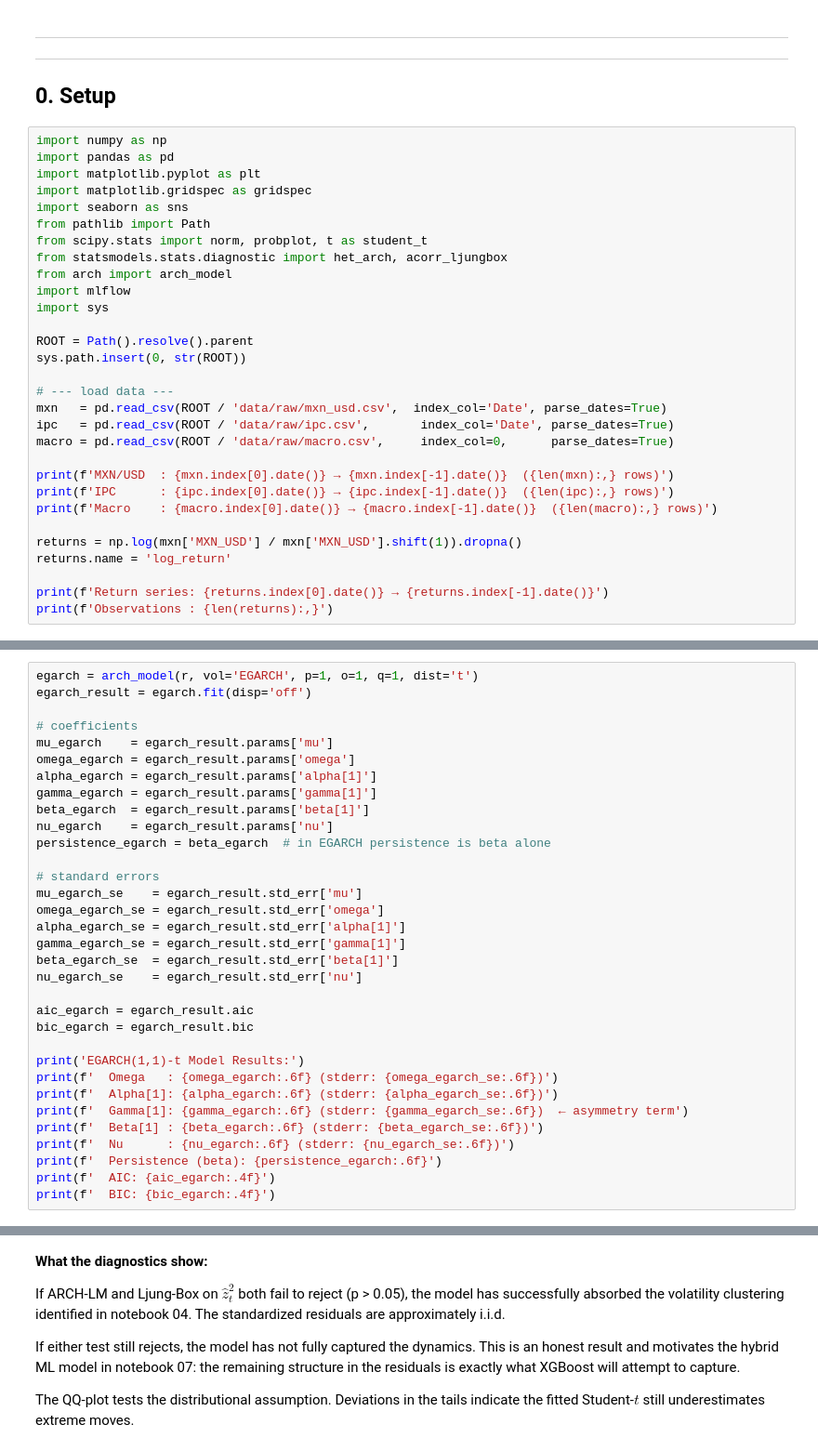
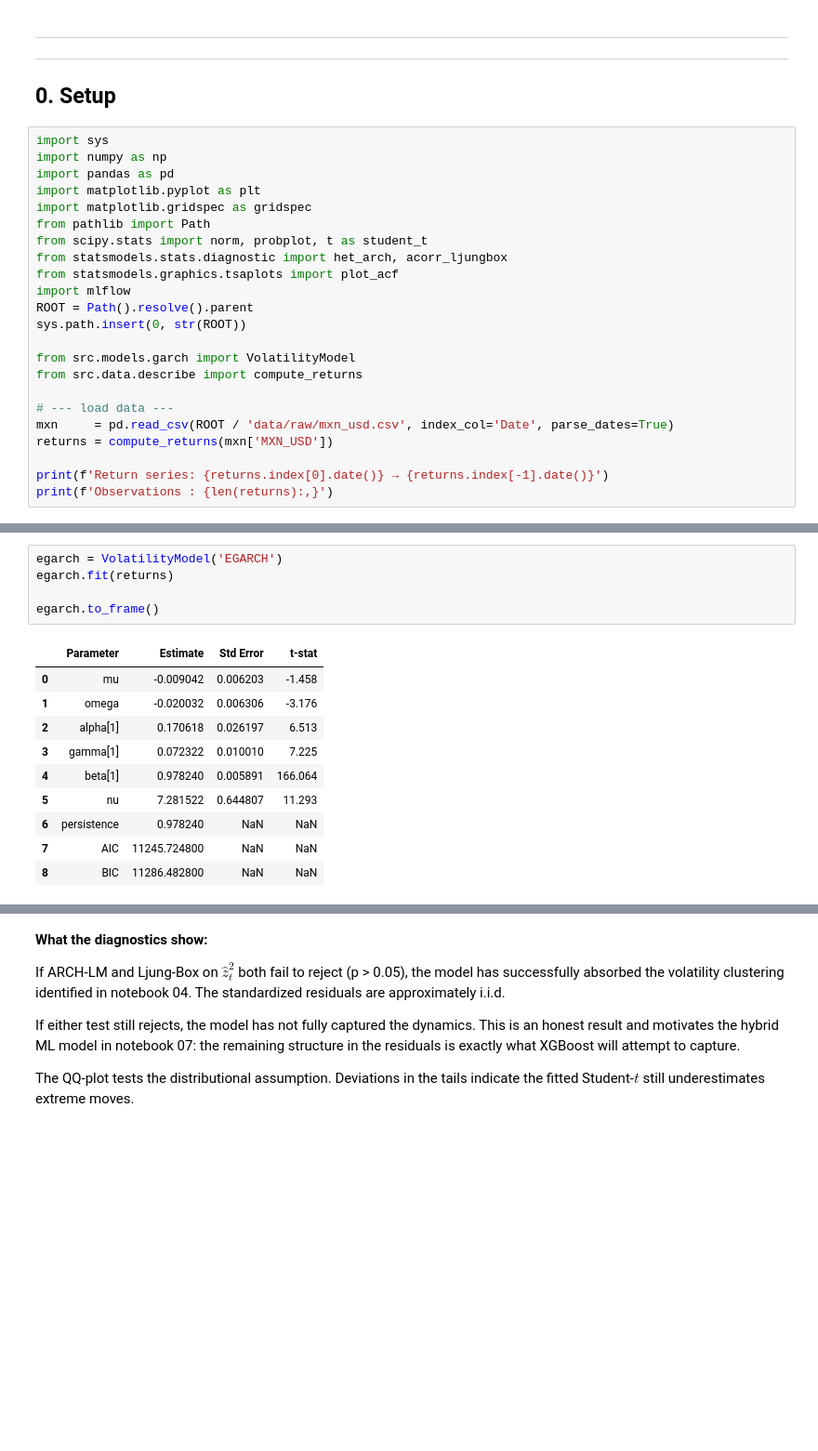
Before and after one commit to alex-rosas/regime-aware-volatility-forecasting, a Jupyter notebook: notebooks/05_garch_model.ipynb, the cells around one changed output, grey strips where cells are left out. Shown at 93% size. Saved outputs shown, nothing was run; the diff lists cells and outputs as text; blank space fills up the shorter version.

```diff
--- a/notebooks/05_garch_model.ipynb
+++ b/notebooks/05_garch_model.ipynb
@@ -20,32 +21,25 @@
 ---
 ## 0. Setup
 # %%
+import sys
 import numpy as np
 import pandas as pd
 import matplotlib.pyplot as plt
 import matplotlib.gridspec as gridspec
-import seaborn as sns
 from pathlib import Path
 from scipy.stats import norm, probplot, t as student_t
 from statsmodels.stats.diagnostic import het_arch, acorr_ljungbox
-from arch import arch_model
+from statsmodels.graphics.tsaplots import plot_acf
 import mlflow
-import sys
-
 ROOT = Path().resolve().parent
 sys.path.insert(0, str(ROOT))
 
+from src.models.garch import VolatilityModel
+from src.data.describe import compute_returns
+
 # --- load data ---
-mxn   = pd.read_csv(ROOT / 'data/raw/mxn_usd.csv',  index_col='Date', parse_dates=True)
-ipc   = pd.read_csv(ROOT / 'data/raw/ipc.csv',       index_col='Date', parse_dates=True)
-macro = pd.read_csv(ROOT / 'data/raw/macro.csv',     index_col=0,      parse_dates=True)
-
-print(f'MXN/USD  : {mxn.index[0].date()} → {mxn.index[-1].date()}  ({len(mxn):,} rows)')
-print(f'IPC      : {ipc.index[0].date()} → {ipc.index[-1].date()}  ({len(ipc):,} rows)')
-print(f'Macro    : {macro.index[0].date()} → {macro.index[-1].date()}  ({len(macro):,} rows)')
-
-returns = np.log(mxn['MXN_USD'] / mxn['MXN_USD'].shift(1)).dropna()
-returns.name = 'log_return'
+mxn     = pd.read_csv(ROOT / 'data/raw/mxn_usd.csv', index_col='Date', parse_dates=True)
+returns = compute_returns(mxn['MXN_USD'])
 
 print(f'Return series: {returns.index[0].date()} → {returns.index[-1].date()}')
 print(f'Observations : {len(returns):,}')
@@ -184,39 +225,22 @@ difference from GARCH is the $\gamma_k z_{t-k}$ term:
 - **Non-negativity by construction:** Because EGARCH models $\log(\sigma_t^2)$,
   the conditional variance is always positive without imposing parameter
   constraints ($\omega > 0$, $\alpha \geq 0$, $\beta \geq 0$ in standard GARCH).
-# %%
-egarch = arch_model(r, vol='EGARCH', p=1, o=1, q=1, dist='t')
-egarch_result = egarch.fit(disp='off')
-
-# coefficients
-mu_egarch    = egarch_result.params['mu']
-omega_egarch = egarch_result.params['omega']
-alpha_egarch = egarch_result.params['alpha[1]']
-gamma_egarch = egarch_result.params['gamma[1]']
-beta_egarch  = egarch_result.params['beta[1]']
-nu_egarch    = egarch_result.params['nu']
-persistence_egarch = beta_egarch  # in EGARCH persistence is beta alone
-
-# standard errors
-mu_egarch_se    = egarch_result.std_err['mu']
-omega_egarch_se = egarch_result.std_err['omega']
-alpha_egarch_se = egarch_result.std_err['alpha[1]']
-gamma_egarch_se = egarch_result.std_err['gamma[1]']
-beta_egarch_se  = egarch_result.std_err['beta[1]']
-nu_egarch_se    = egarch_result.std_err['nu']
-
-aic_egarch = egarch_result.aic
-bic_egarch = egarch_result.bic
-
-print('EGARCH(1,1)-t Model Results:')
-print(f'  Omega   : {omega_egarch:.6f} (stderr: {omega_egarch_se:.6f})')
-print(f'  Alpha[1]: {alpha_egarch:.6f} (stderr: {alpha_egarch_se:.6f})')
-print(f'  Gamma[1]: {gamma_egarch:.6f} (stderr: {gamma_egarch_se:.6f})  ← asymmetry term')
-print(f'  Beta[1] : {beta_egarch:.6f} (stderr: {beta_egarch_se:.6f})')
-print(f'  Nu      : {nu_egarch:.6f} (stderr: {nu_egarch_se:.6f})')
-print(f'  Persistence (beta): {persistence_egarch:.6f}')
-print(f'  AIC: {aic_egarch:.4f}')
-print(f'  BIC: {bic_egarch:.4f}')
+# %%
+egarch = VolatilityModel('EGARCH')
+egarch.fit(returns)
+
+egarch.to_frame()
+# %% [output]
+|  | Parameter | Estimate | Std Error | t-stat |
+| 0 | mu | -0.009042 | 0.006203 | -1.458 |
+| 1 | omega | -0.020032 | 0.006306 | -3.176 |
+| 2 | alpha[1] | 0.170618 | 0.026197 | 6.513 |
+| 3 | gamma[1] | 0.072322 | 0.010010 | 7.225 |
+| 4 | beta[1] | 0.978240 | 0.005891 | 166.064 |
+| 5 | nu | 7.281522 | 0.644807 | 11.293 |
+| 6 | persistence | 0.978240 | NaN | NaN |
+| 7 | AIC | 11245.724800 | NaN | NaN |
+| 8 | BIC | 11286.482800 | NaN | NaN |
 # %% [markdown]
 ---
 ---
```
Also changed, not shown: parts of 19 cells of this notebook, 53 other files.
